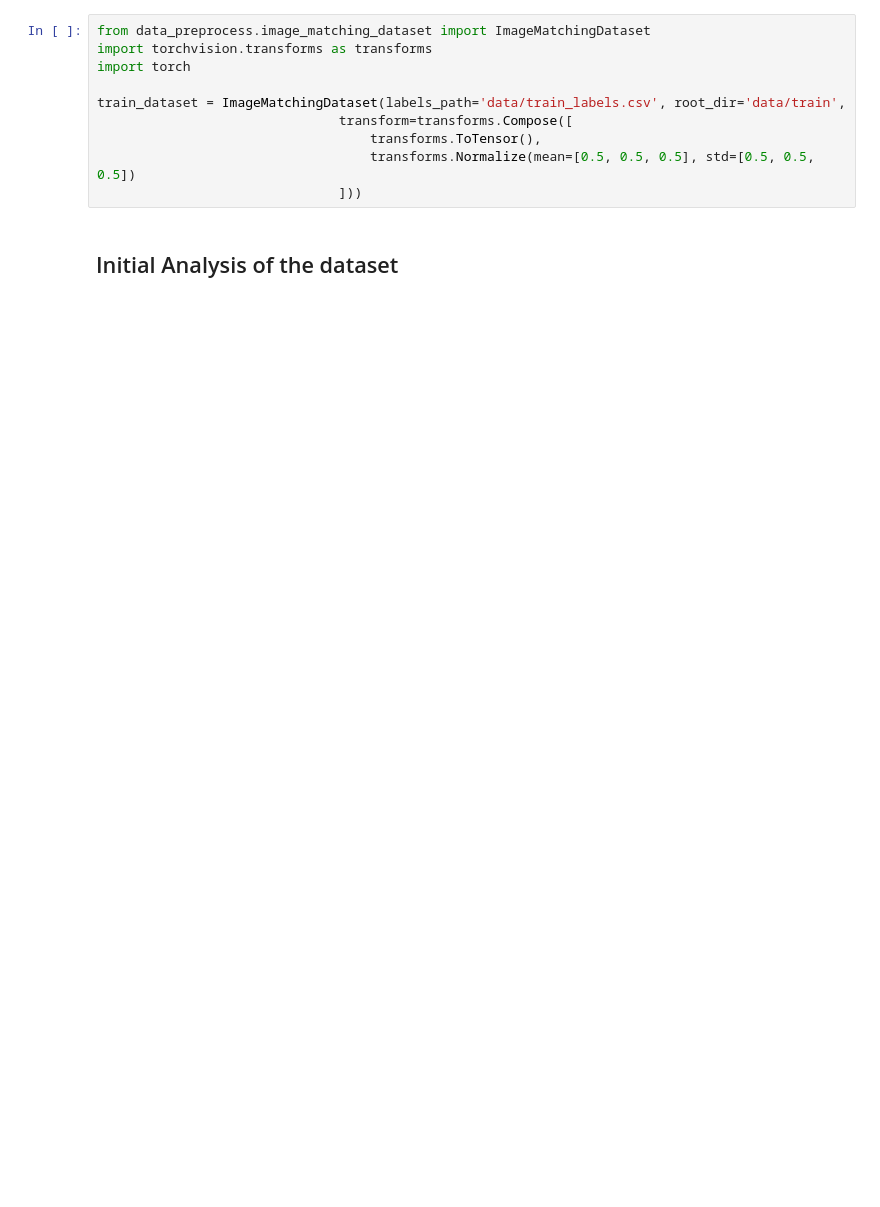
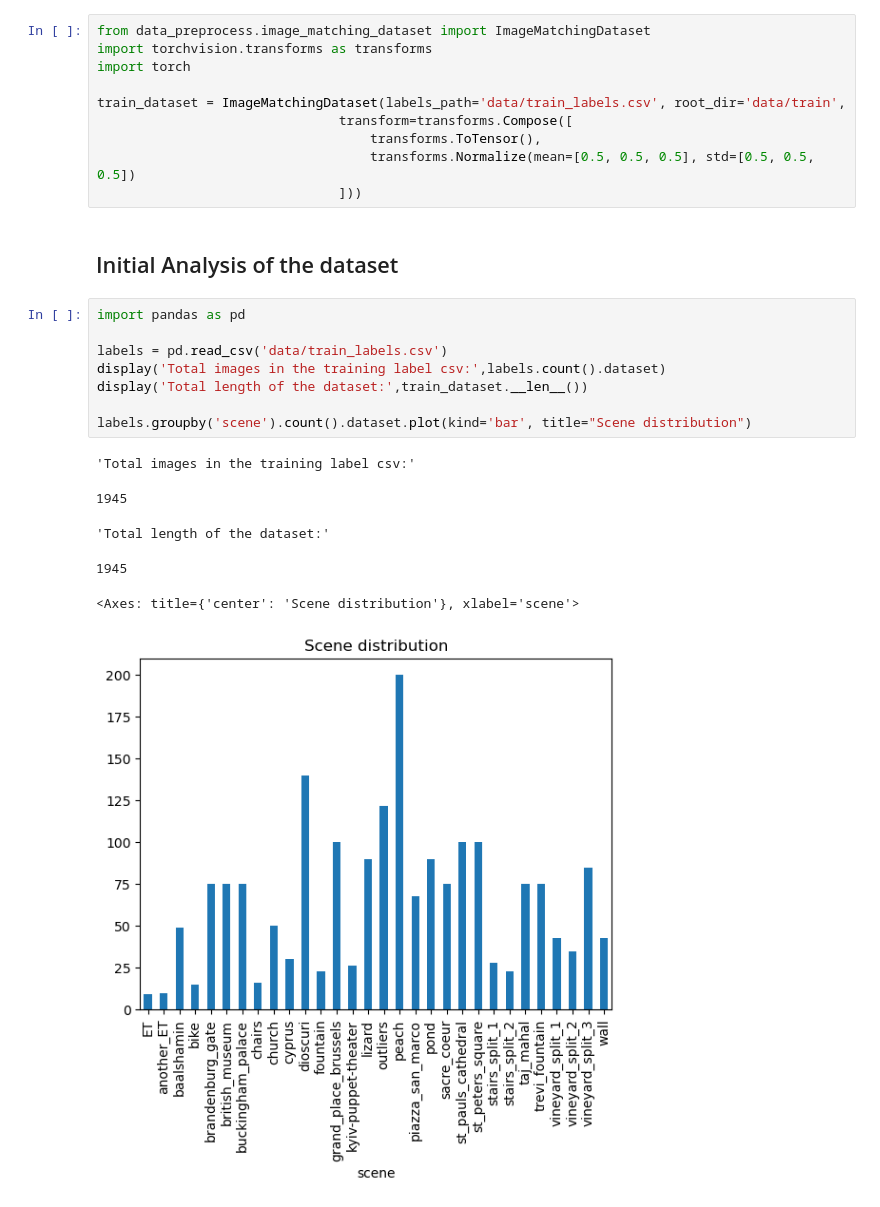
Before and after one commit to arunimaCh29/Image_matching_3d, a Jupyter notebook: image_matching.ipynb, the cells around one changed output. Saved outputs shown, nothing was run; the diff lists cells and outputs as text; blank space fills up the shorter version.

Commit message:
Dataset analysis added

```diff
--- a/image_matching.ipynb
+++ b/image_matching.ipynb
@@ -15,3 +17,18 @@ train_dataset = ImageMatchingDataset(labels_path='data/train_labels.csv', root_d
                                ]))
 # %% [markdown]
 ## Initial Analysis of the dataset
+# %%
+import pandas as pd
+
+labels = pd.read_csv('data/train_labels.csv')
+display('Total images in the training label csv:',labels.count().dataset)
+display('Total length of the dataset:',train_dataset.__len__())
+
+labels.groupby('scene').count().dataset.plot(kind='bar', title="Scene distribution")
+# %% [output]
+'Total images in the training label csv:'
+1945
+'Total length of the dataset:'
+1945
+<Axes: title={'center': 'Scene distribution'}, xlabel='scene'>
+[figure, added]
```
Also changed, not shown: parts of 13 cells of this notebook, 1 other file.
